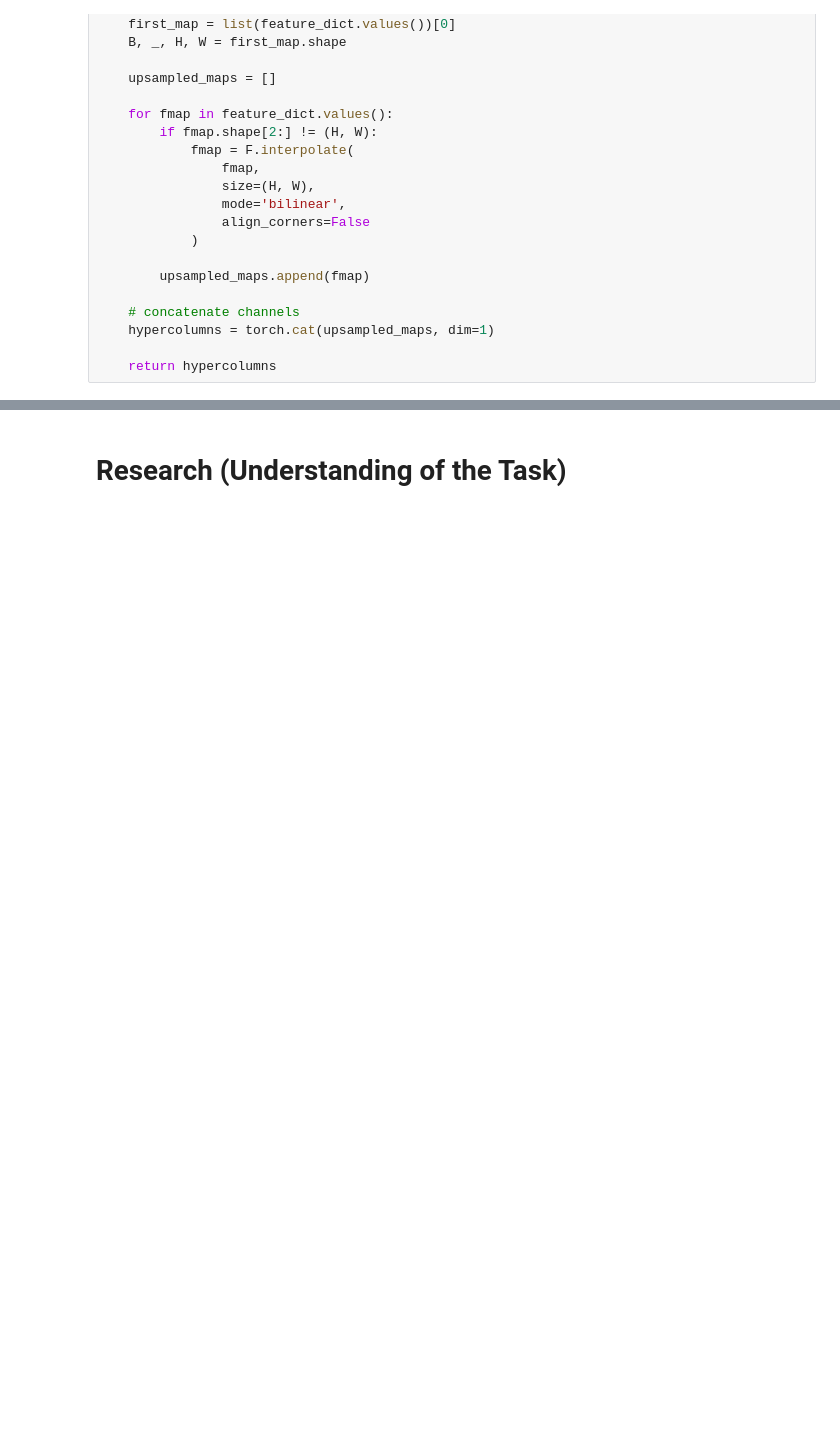
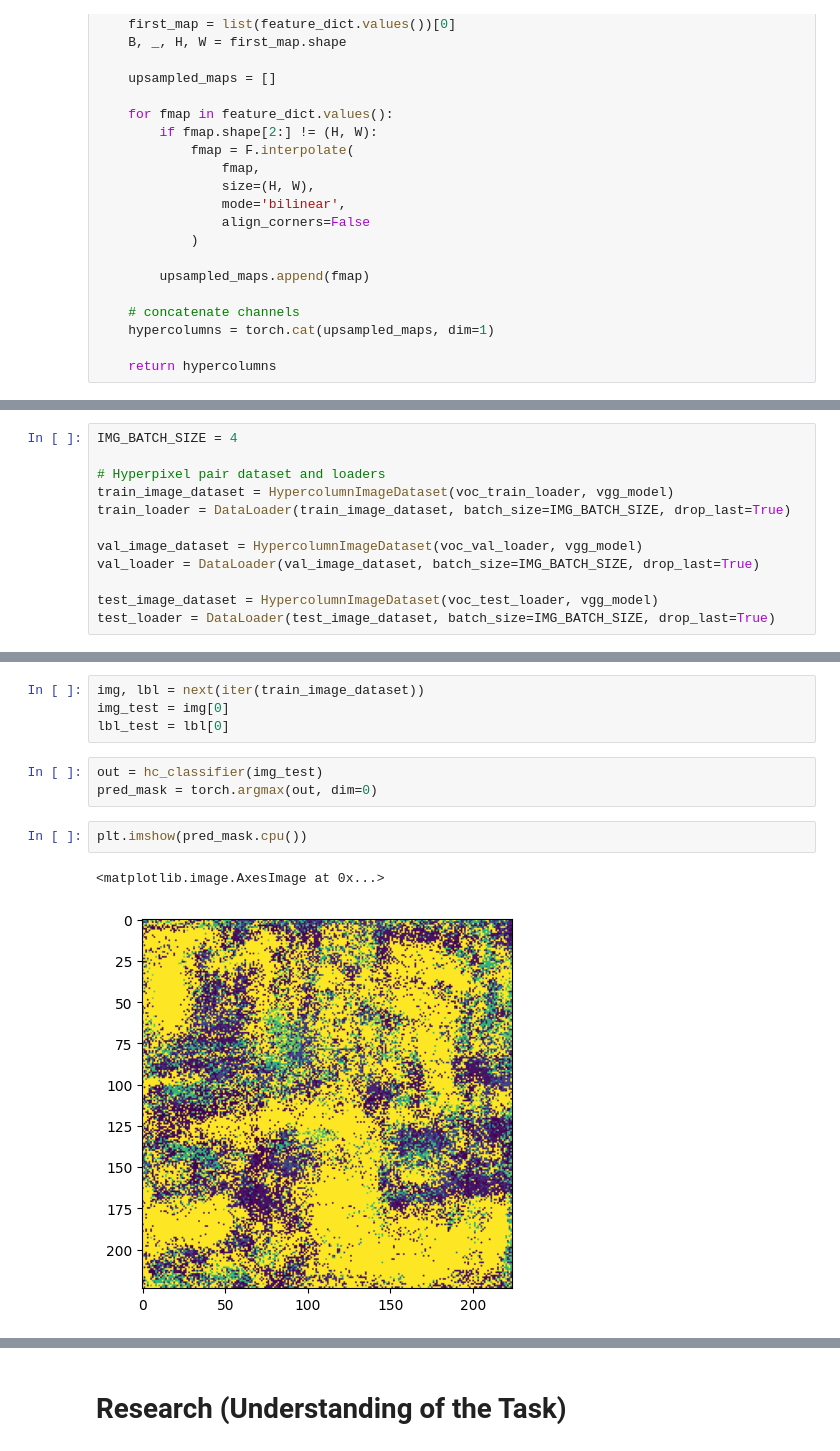
Before and after one commit to mutrera-2004/Semantic-Segmentation-using-Hypercolumns, a Jupyter notebook: final_project_v1.ipynb, the cells around one changed output, grey strips where cells are left out. Cells and saved outputs as stored; diff of their text form; blank space fills up the shorter version.

```diff
--- a/final_project_v1.ipynb
+++ b/final_project_v1.ipynb
@@ -247,0 +438,12 @@ test_pixel_loader = DataLoader(test_pixel_dataset, batch_size=HYPER_BATCH_SIZE)
+# %%
+IMG_BATCH_SIZE = 4
+
+# Hyperpixel pair dataset and loaders
+train_image_dataset = HypercolumnImageDataset(voc_train_loader, vgg_model)
+train_loader = DataLoader(train_image_dataset, batch_size=IMG_BATCH_SIZE, drop_last=True)
+
+val_image_dataset = HypercolumnImageDataset(voc_val_loader, vgg_model)
+val_loader = DataLoader(val_image_dataset, batch_size=IMG_BATCH_SIZE, drop_last=True)
+
+test_image_dataset = HypercolumnImageDataset(voc_test_loader, vgg_model)
+test_loader = DataLoader(test_image_dataset, batch_size=IMG_BATCH_SIZE, drop_last=True)
@@ -247,0 +456,12 @@ test_pixel_loader = DataLoader(test_pixel_dataset, batch_size=HYPER_BATCH_SIZE)
+# %%
+img, lbl = next(iter(train_image_dataset))
+img_test = img[0]
+lbl_test = lbl[0]
+# %%
+out = hc_classifier(img_test)
+pred_mask = torch.argmax(out, dim=0)
+# %%
+plt.imshow(pred_mask.cpu())
+# %% [output]
+<matplotlib.image.AxesImage at 0x...>
+[figure, added]
```
Also changed, not shown: parts of 15 cells of this notebook.
